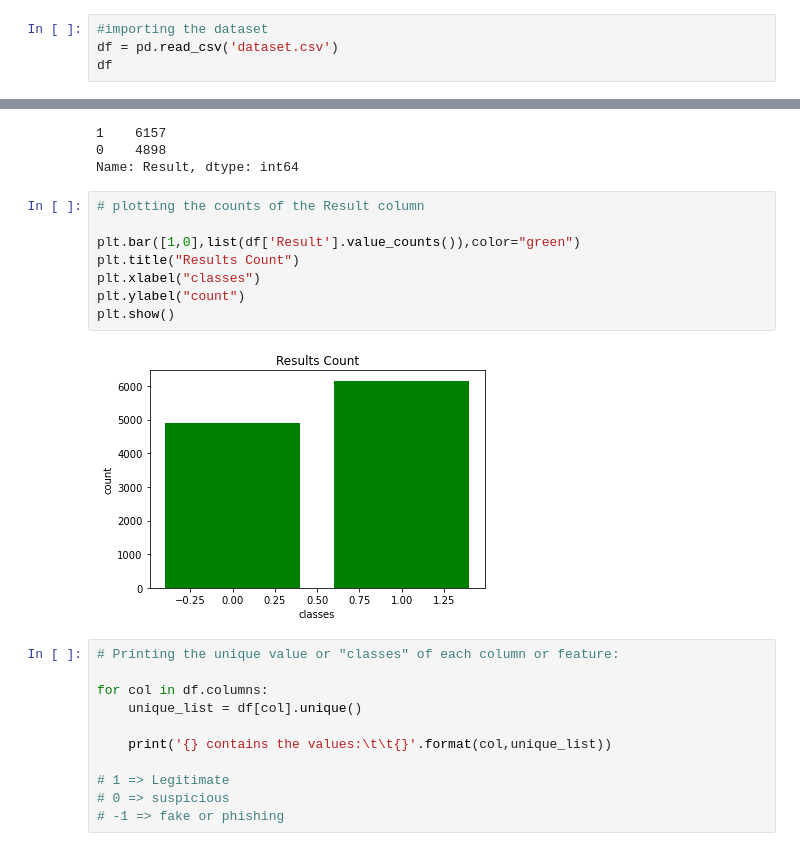
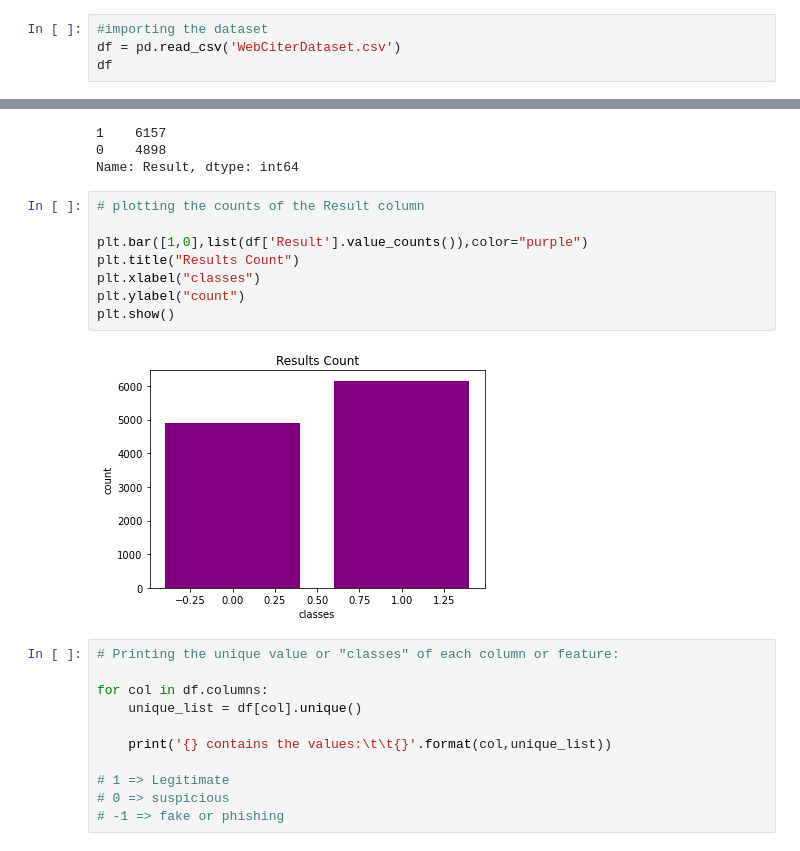
Before and after one commit to mustafaalbassam/WebCiter-Mechine-Learning-Project, a Jupyter notebook: _____WebCiter.ipynb, the cells around one changed output, grey strips where cells are left out. Cells and saved outputs as stored; diff of their text form.

```diff
--- a/Fake URL classifier.ipynb
+++ b/_____WebCiter.ipynb
@@ -11,6 +9,6 @@ ModuleNotFoundError: No module named 'pandas'
 # %%
 #importing the dataset
-df = pd.read_csv('dataset.csv')
+df = pd.read_csv('WebCiterDataset.csv')
 df
 # %% [output]
 |  | index | having_IPhaving_IP_Address | URLURL_Length | Shortining_Service | having_At_Symbol | ... |
@@ -107,13 +105,13 @@ Name: Result, dtype: int64
 # %%
 # plotting the counts of the Result column
 
-plt.bar([1,0],list(df['Result'].value_counts()),color="green")
+plt.bar([1,0],list(df['Result'].value_counts()),color="purple")
 plt.title("Results Count")
 plt.xlabel("classes")
 plt.ylabel("count")
 plt.show()
 # %% [output]
-[figure, old version]
+[figure, new version]
 # %%
 # Printing the unique value or "classes" of each column or feature:
 
```
Also changed, not shown: parts of 13 cells of this notebook, 2 other files.
